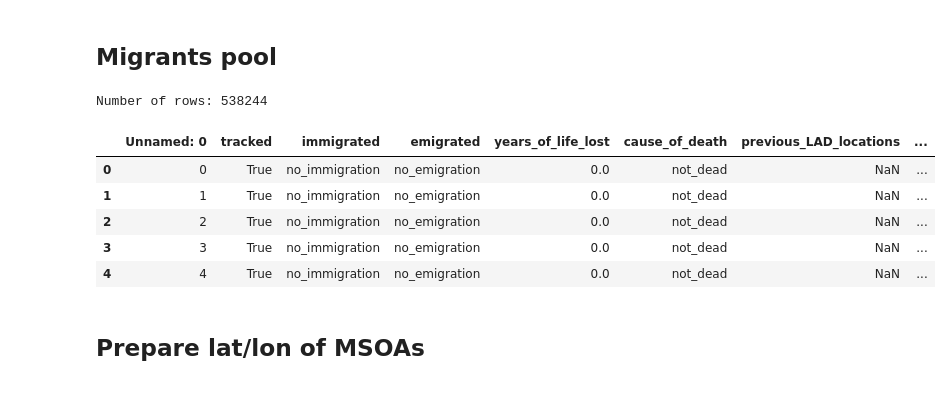
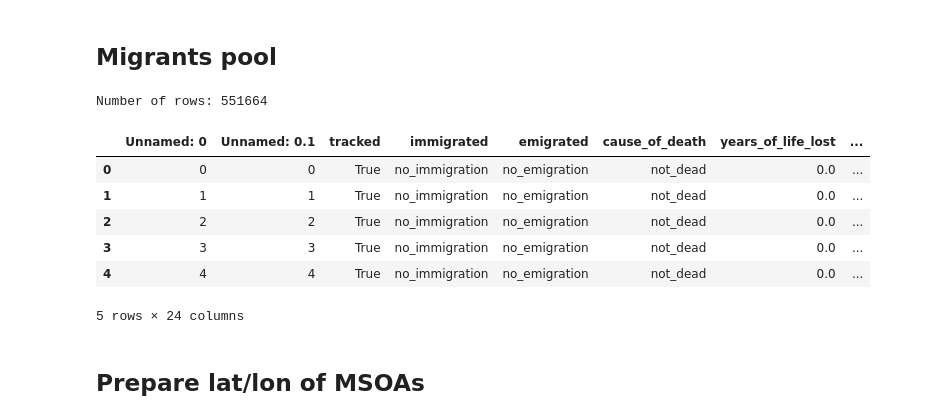
Before and after one commit to BenjaminIsaac0111/daedalus, a Jupyter notebook: notebooks/pipeline_results_maps.ipynb, the cells around one changed output. Drawn from its saved outputs; the diff is of its cells as text; code cells hidden in the pictures.

```diff
--- a/notebooks/pipeline_results_maps.ipynb
+++ b/notebooks/pipeline_results_maps.ipynb
@@ -30,17 +34,18 @@ import pandas as pd
 # %% [markdown]
 ## Migrants pool
 # %%
-pop = pd.read_csv('../output/E08000032/ssm_E08000032_MSOA11_ppp_2011_simulation.csv')
+pop = pd.read_csv('../output/E08000032/ssm_E08000032_MSOA11_ppp_2011_simulation_reassigned.csv')
 print(f"Number of rows: {len(pop)}")
 pop.head()
 # %% [output]
-Number of rows: 538244
+Number of rows: 551664
-|  | Unnamed: 0 | tracked | immigrated | emigrated | years_of_life_lost | cause_of_death | previous_LAD_locations | ... |
-| 0 | 0 | True | no_immigration | no_emigration | 0.0 | not_dead | NaN | ... |
-| 1 | 1 | True | no_immigration | no_emigration | 0.0 | not_dead | NaN | ... |
-| 2 | 2 | True | no_immigration | no_emigration | 0.0 | not_dead | NaN | ... |
-| 3 | 3 | True | no_immigration | no_emigration | 0.0 | not_dead | NaN | ... |
-| 4 | 4 | True | no_immigration | no_emigration | 0.0 | not_dead | NaN | ... |
+|  | Unnamed: 0 | Unnamed: 0.1 | tracked | immigrated | emigrated | cause_of_death | years_of_life_lost | ... |
+| 0 | 0 | 0 | True | no_immigration | no_emigration | not_dead | 0.0 | ... |
+| 1 | 1 | 1 | True | no_immigration | no_emigration | not_dead | 0.0 | ... |
+| 2 | 2 | 2 | True | no_immigration | no_emigration | not_dead | 0.0 | ... |
+| 3 | 3 | 3 | True | no_immigration | no_emigration | not_dead | 0.0 | ... |
+| 4 | 4 | 4 | True | no_immigration | no_emigration | not_dead | 0.0 | ... |
+5 rows × 24 columns
 # %%
 migrant_pool = pop[pop['internal_outmigration'] == 'Yes']
 # %% [markdown]
```
Also changed, not shown: parts of 6 cells of this notebook, 4 other files.
